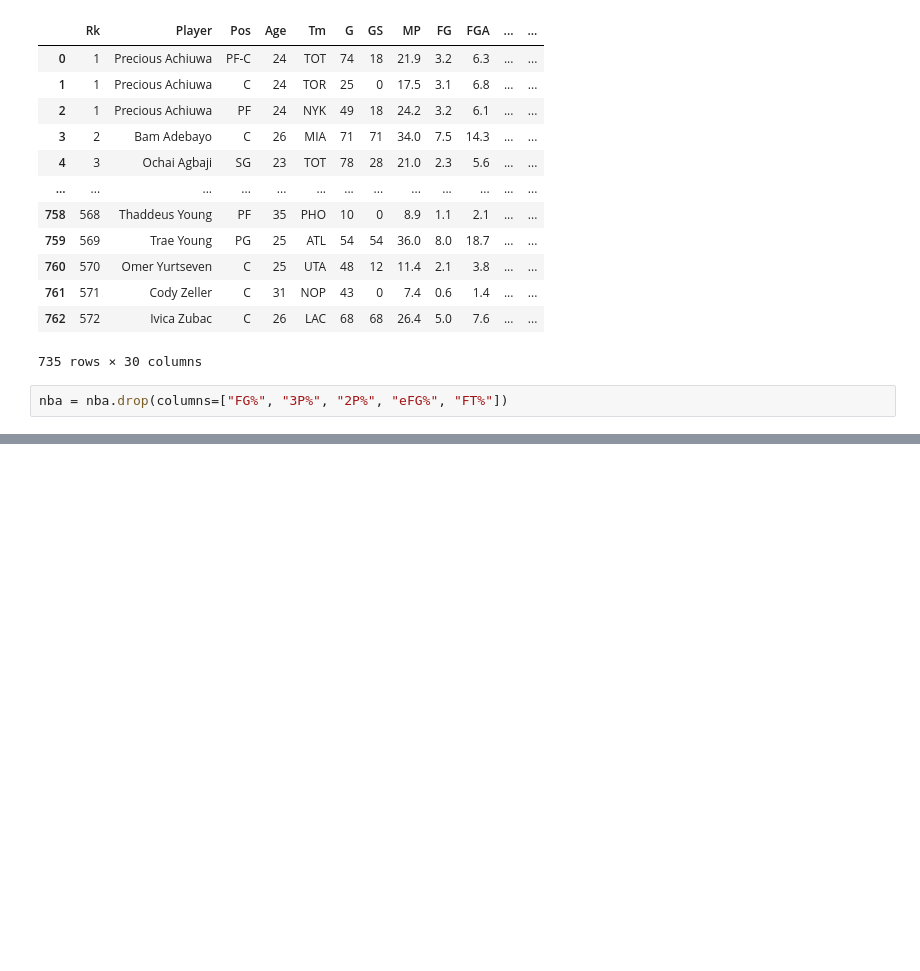
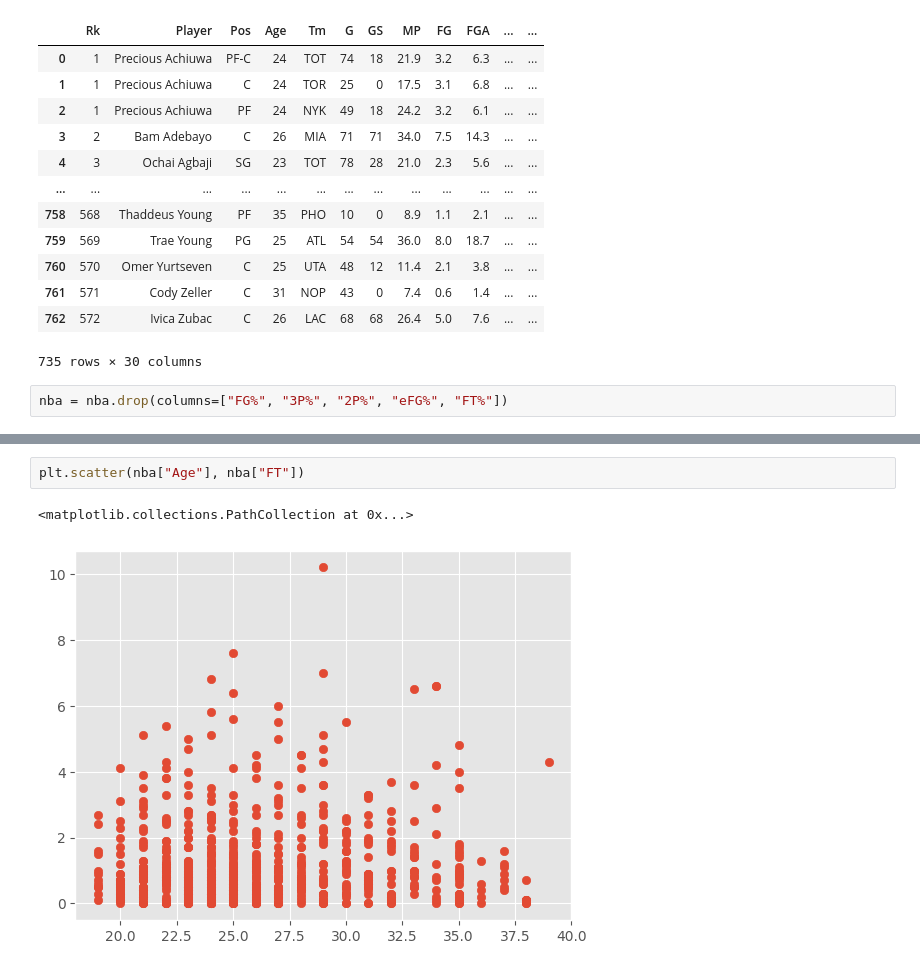
Before and after one commit to elizapecoraro/Eliza-Pecoraro-Projektna-naloga-UVP, a Jupyter notebook: analiza.ipynb, the cells around one changed output, grey strips where cells are left out. Cells and saved outputs as stored; diff of their text form; blank space fills up the shorter version.

```diff
--- a/analiza.ipynb
+++ b/analiza.ipynb
@@ -28,0 +131,5 @@ nba = nba.drop(columns=["FG%", "3P%", "2P%", "eFG%", "FT%"])
+# %%
+plt.scatter(nba["Age"], nba["FT"])
+# %% [output]
+<matplotlib.collections.PathCollection at 0x...>
+[figure, added]
```
Also changed, not shown: parts of 6 cells of this notebook, 1 other file.
